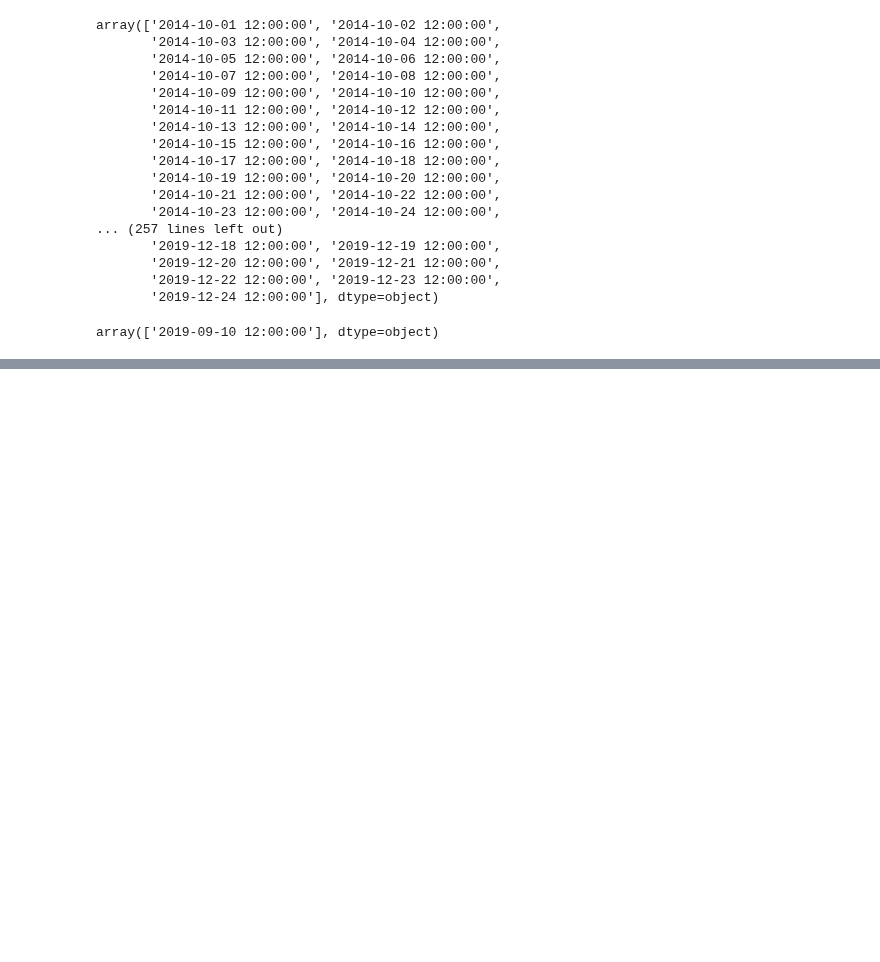
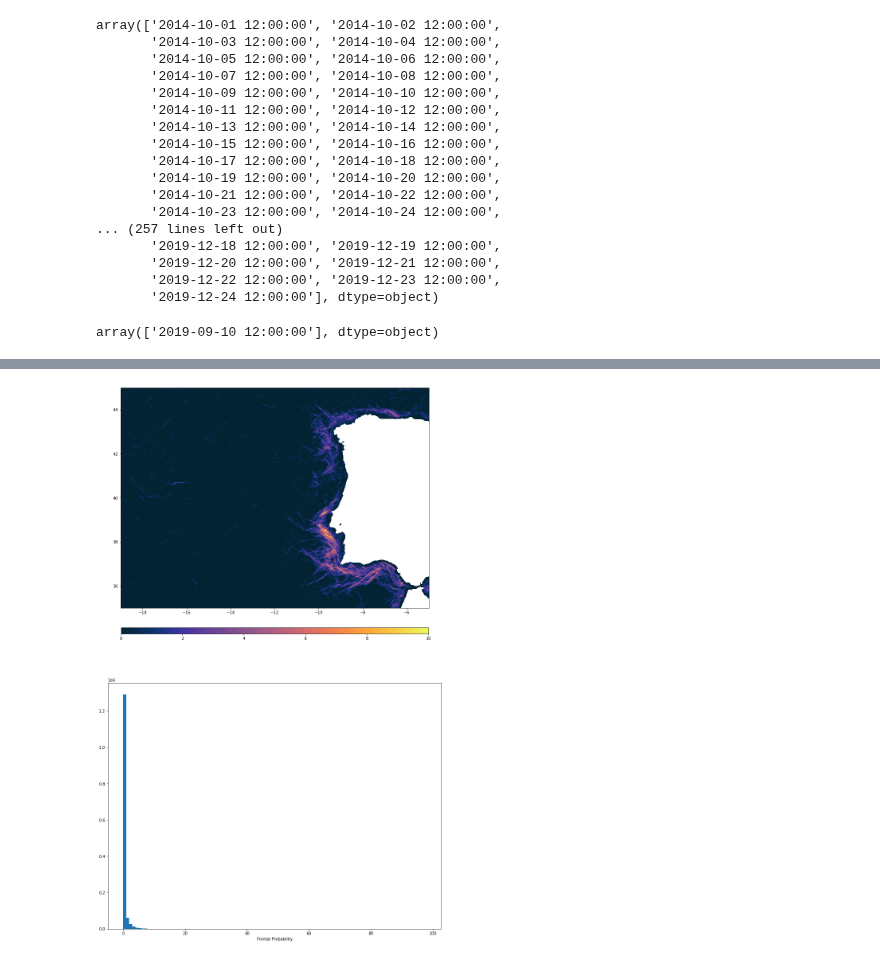
Before and after one commit to CoLAB-ATLANTIC/JUNO, a Jupyter notebook: notebooks/canny4all.ipynb, the cells around one changed output, grey strips where cells are left out. Saved outputs shown, nothing was run; the diff lists cells and outputs as text; code cells hidden in the pictures; blank space fills up the shorter version.

```diff
--- a/notebooks/canny4all.ipynb
+++ b/notebooks/canny4all.ipynb
@@ -198,0 +207,12 @@ visualization(period = set10_2019, days=days_r, Tmin=90, Tmax=180, MUR=False, si
+# %%
+def Merge(dict1, dict2):
+    """
+    Function to merge 2 dictionaires
+    """
+
+    res = {**dict1, **dict2}
+    return res
+# %%
+days_mur_augSet = Merge(days_mur_aug, days_mur_sept)
+# %%
+days_mur_summer = Merge(days_mur_july, days_mur_augSet)
@@ -198,0 +239,2 @@ visualization(period = set10_2019, days=days_r, Tmin=90, Tmax=180, MUR=False, si
+# %%
+specificday_mur_summer = np.concatenate([specificday_mur_july, specificday_mur_aug, specificday_mur_sept])
@@ -198,0 +261,4 @@ visualization(period = set10_2019, days=days_r, Tmin=90, Tmax=180, MUR=False, si
+# %%
+visualization(period = specificday_mur_summer, days=days_mur_summer, Tmin=300, Tmax=350, MUR=True, sigma=5, apertureSize=5, vmax=10)
+# %% [output]
+[figure, added]
```
Also changed, not shown: parts of 13 cells of this notebook, 2 other files.
